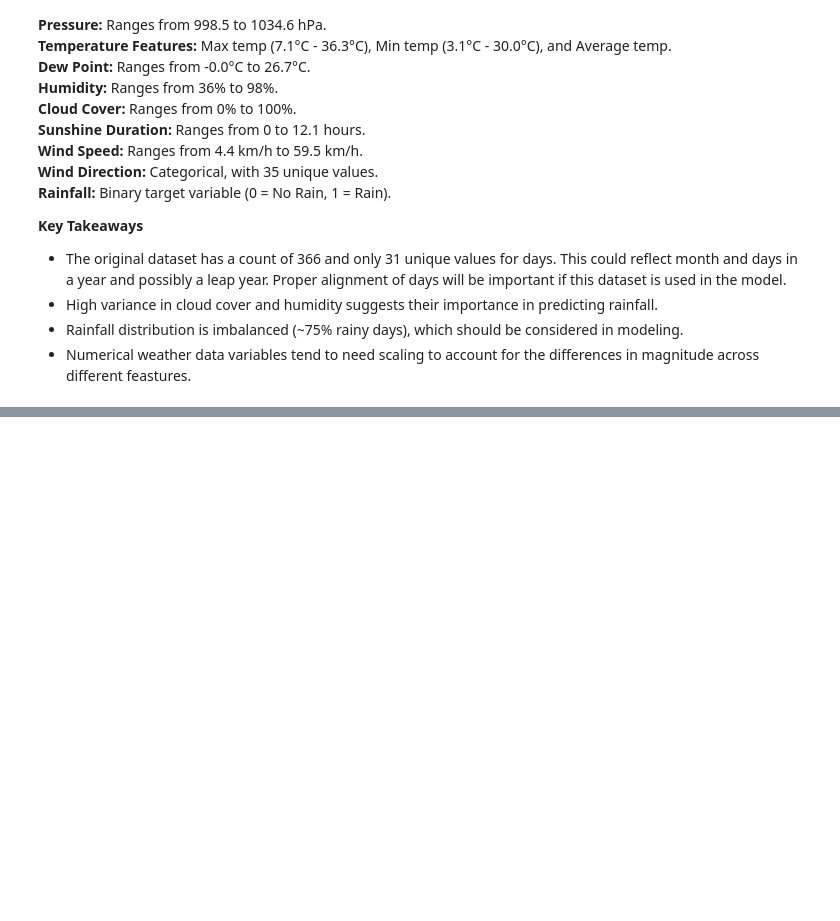
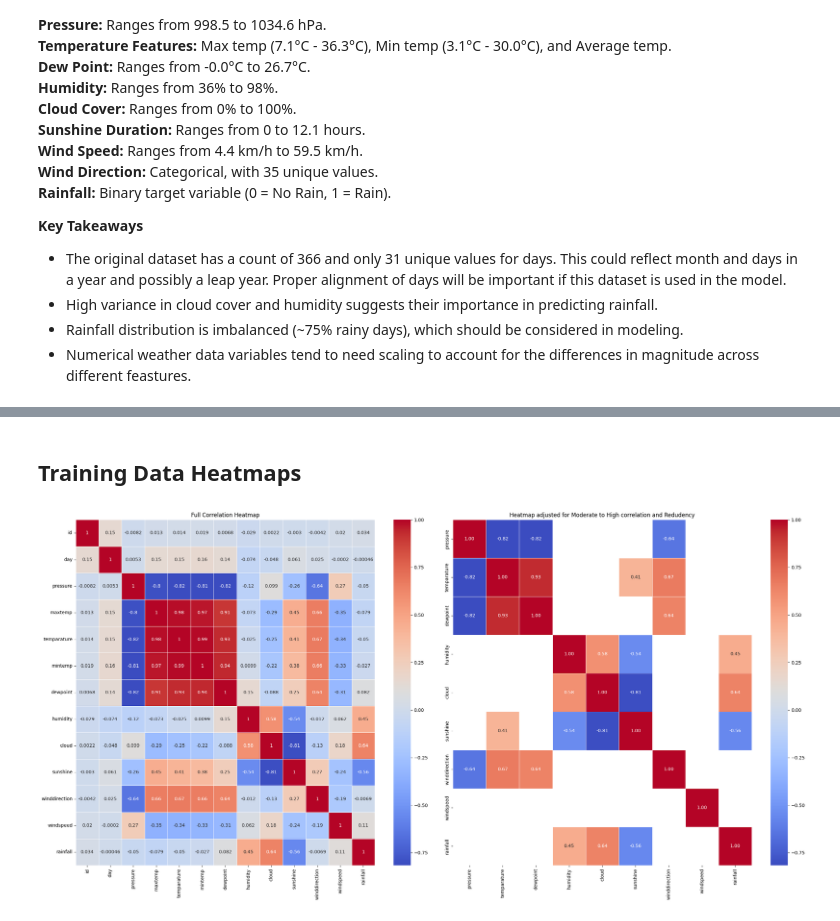
Before and after one commit to ChristopherIanPeck/kaggle-playground-series-s5, a Jupyter notebook: binary-prediction-challenge.ipynb, the cells around one changed output, grey strips where cells are left out. Cells and saved outputs as stored; diff of their text form; code cells hidden in the pictures; blank space fills up the shorter version.

```diff
--- a/binary-prediction-challenge.ipynb
+++ b/binary-prediction-challenge.ipynb
@@ -229,0 +251,26 @@ Two missing values in the winddirection and windspeen features in the original d
+# %% [markdown]
+## **Training Data Heatmaps**
+# %%
+filtered_data = train_data.drop(columns=["maxtemp", "mintemp", "id", "day"])
+
+full_corr_matrix = train_data.corr()
+filtered_corr_matrix = filtered_data.corr()
+
+mask = np.abs(filtered_corr_matrix) > 0.4
+
+fig, axes = plt.subplots(1, 2, figsize=(24,12))
+
+#Full correlation heatmap
+
+sns.heatmap(full_corr_matrix, annot=True, cmap="coolwarm", linewidths=0.5, ax=axes[0])
+axes[0].set_title('Full Correlation Heatmap')
+
+# Filtered correlation heatmap
+
+sns.heatmap(filtered_corr_matrix[mask], annot=True, fmt=".2f", cmap="coolwarm", linewidths=0.5, ax=axes[1])
+axes[1].set_title('Heatmap adjusted for Moderate to High correlation and Redudency')
+
+plt.tight_layout()
+plt.show()
+# %% [output]
+[figure, added]
```
Also changed, not shown: parts of 5 cells of this notebook.
